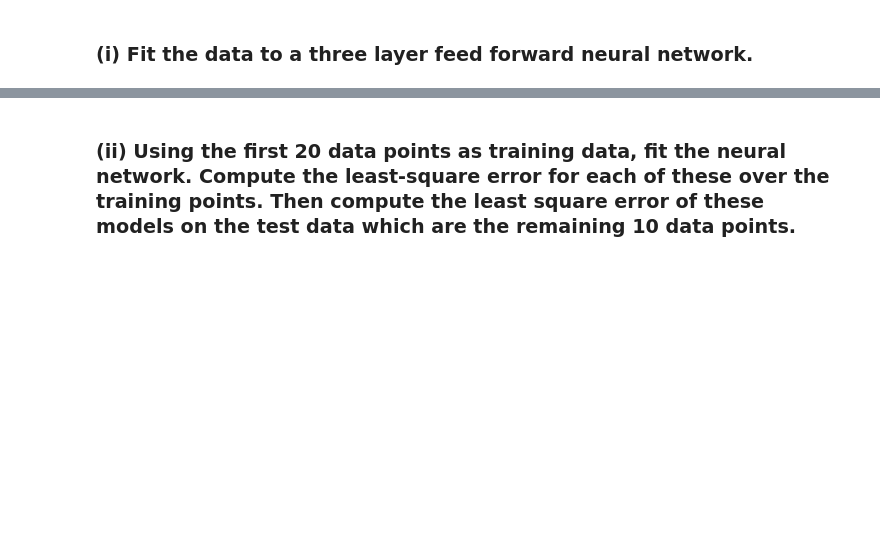
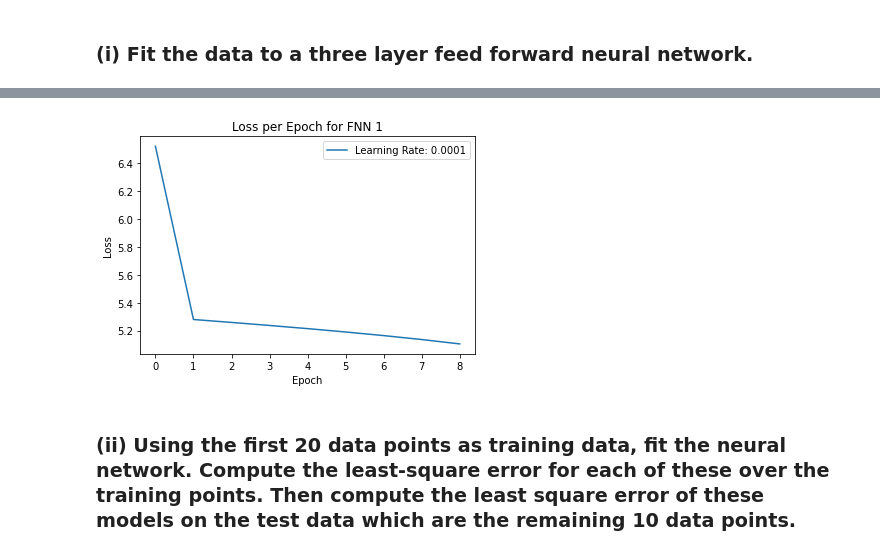
Before and after one commit to ewan-lister/EE-399, a Jupyter notebook: Homework/HW4/HW4_Code.ipynb, the cells around one changed output, grey strips where cells are left out. Drawn from its saved outputs; the diff is of its cells as text; code cells hidden in the pictures; blank space fills up the shorter version.

Commit message:
Fixed formatting

```diff
--- a/Homework/HW4/HW4_Code.ipynb
+++ b/Homework/HW4/HW4_Code.ipynb
@@ -41,9 +38,9 @@ ModuleNotFoundError: No module named 'torch'
 class ThreeLayerNet(nn.Module):
     def __init__(self):
         super().__init__()
-        self.fc1 = nn.Linear(1, 20)  # input layer -> hidden layer
-        self.fc2 = nn.Linear(20, 10) # hidden layer -> hidden layer
-        self.fc3 = nn.Linear(10, 1)  # hidden layer -> output layer
+        self.fc1 = nn.Linear(1, 10)  # input layer -> hidden layer
+        self.fc2 = nn.Linear(10, 20) # hidden layer -> hidden layer
+        self.fc3 = nn.Linear(20, 1)  # hidden layer -> output layer
 
     def forward(self, x):
         x = torch.relu(self.fc1(x))
@@ -59,11 +56,12 @@ x = torch.randn(1)
 output = net(x)
 
 # create a visualization
-vis_graph = make_dot(output, params=dict(net.named_parameters()))
-vis_graph.view()
-
+#vis_graph = make_dot(output, params=dict(net.named_parameters()))
+#vis_graph.view()
+w = 'white'
+lr = 0.0001
 # use SGD for fitting
-optimizer = torch.optim.SGD(net.parameters(), lr=0.01)
+optimizer = torch.optim.SGD(net.parameters(), lr=lr)
 
 # loss function
 criterion = nn.MSELoss()
@@ -71,9 +69,14 @@ criterion = nn.MSELoss()
 # create training data loader
 train_loader = torch.utils.data.DataLoader(dataset=data, batch_size=1, shuffle=True)
 
+loss_values = []
+
 # Train the neural network using gradient descent
-num_epochs = 15
+num_epochs = 9
+
 for epoch in range(num_epochs):
+    running_loss = 0.0
+
     for i, (x) in enumerate(X):
         optimizer.zero_grad()
         outputs = net(x)
@@ -81,6 +84,20 @@ for epoch in range(num_epochs):
         loss.backward()
         optimizer.step()
 
+        running_loss += loss.item()
+
         if (i + 1) % 31 == 0:
-            print ('Epoch [{}/{}], Step [{}/{}], Loss: {:.4f}'.format(epoch+1, num_epochs, i+1, 31, loss.item()))
+            print('Epoch [{}/{}], Step [{}/{}], Loss: {:.4f}'.format(epoch+1, num_epochs, i+1, len(train_loader), loss.item()))
+
+    epoch_loss = running_loss / len(train_loader)
+    loss_values.append(epoch_loss)
+
+# Plot the loss values with legend
+plt.plot(np.log(loss_values), label='Learning Rate: {}'.format(lr))
+plt.xlabel('Epoch')
+plt.ylabel('Loss')
+plt.title('Loss per Epoch for FNN 1')
+plt.legend()
+plt.savefig('./Figures/fnnepochs.jpg', facecolor=w)
+plt.show()
 # %% [output]
@@ -102,3 +113,4 @@ Epoch [15/15], Step [31/31], Loss: 90.2027
+[figure, added]
 # %% [markdown]
 ### (ii) Using the first 20 data points as training data, fit the neural network. Compute the least-square error for each of these over the training points. Then compute the least square error of these models on the test data which are the remaining 10 data points.
 # %%
```
Also changed, not shown: parts of 9 cells of this notebook.
